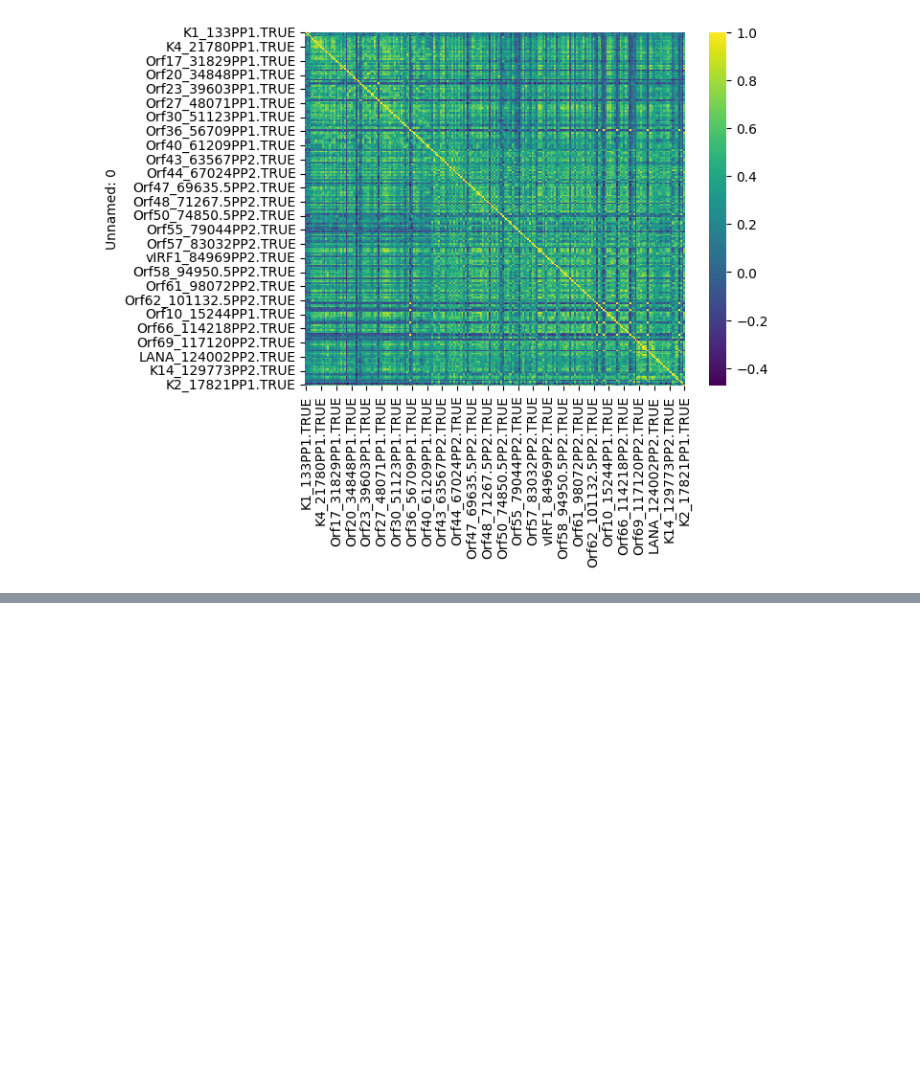
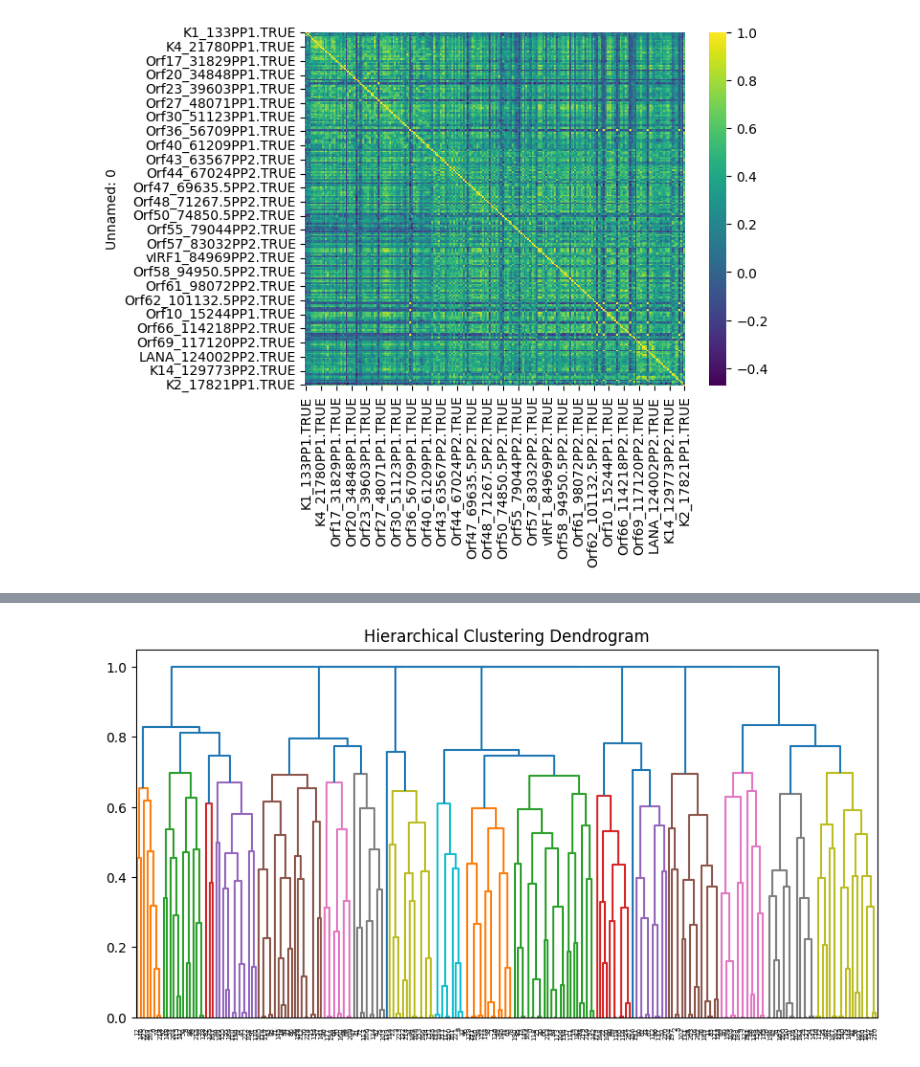
Before and after one commit to alecplotkin/DATA-481-Team-Virology, a Jupyter notebook: Nicolas_Zhang/correlation_analysis.ipynb, the cells around one changed output, grey strips where cells are left out. Cells and saved outputs as stored; diff of their text form; code cells hidden in the pictures; blank space fills up the shorter version.

```diff
--- a/Nicolas_Zhang/correlation_analysis.ipynb
+++ b/Nicolas_Zhang/correlation_analysis.ipynb
@@ -54,0 +98,17 @@ import matplotlib.pyplot as plt
+# %%
+model2 = AgglomerativeClustering(
+    linkage='complete',
+    distance_threshold=0,
+    n_clusters=None,
+    metric = 'precomputed')
+
+
+model = model.fit(np.abs(correlation_matrix))
+plt.figure(figsize=(10, 5))
+plt.title('Hierarchical Clustering Dendrogram')
+plot_dendrogram(model, truncate_mode='level')
+
+cluster_order_correlation = model.labels_
+gene_order_distance = distance_matrix.index[np.argsort(cluster_order_correlation)]
+# %% [output]
+[figure, added]
```
Also changed, not shown: parts of 5 cells of this notebook, 1 other file.
